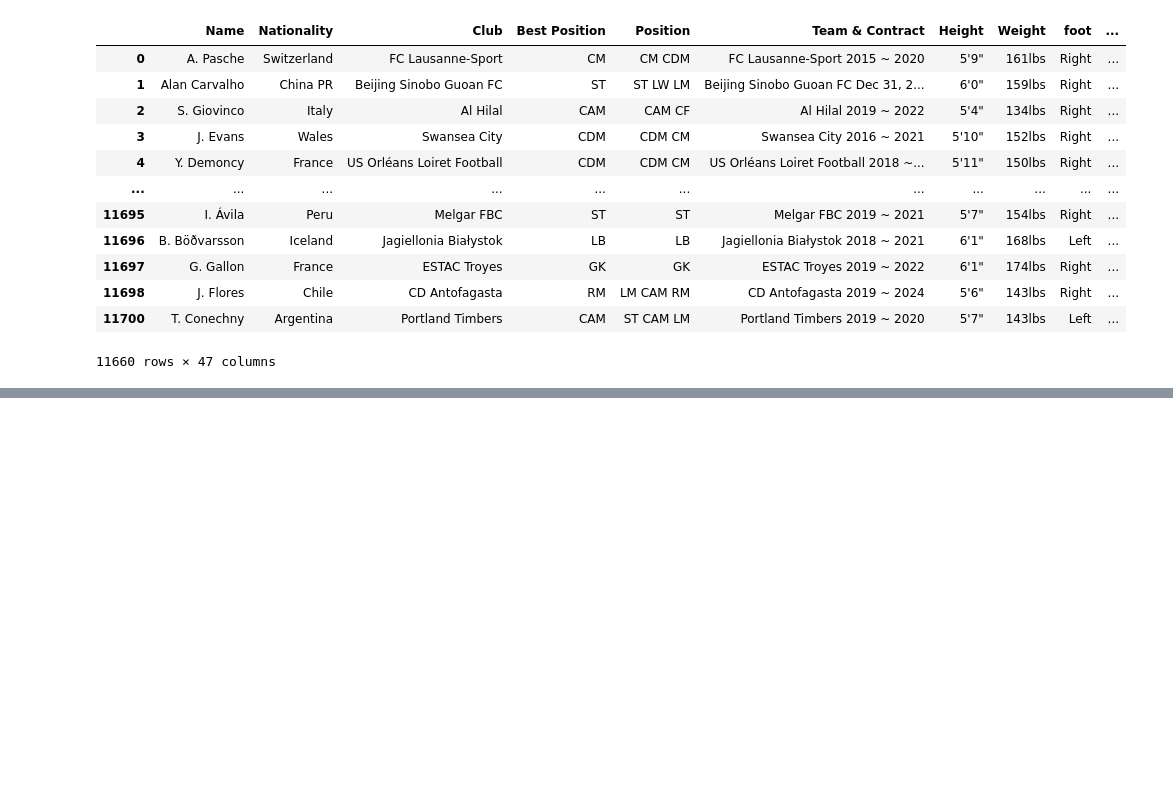
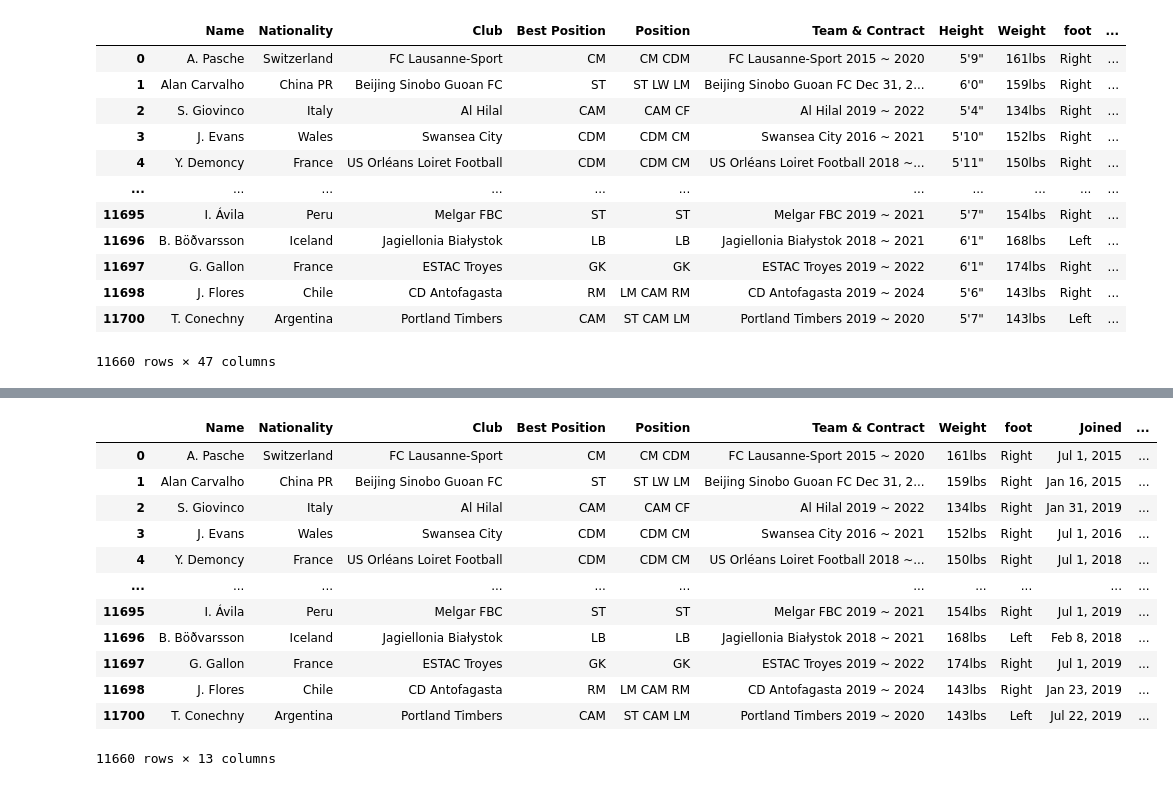
Before and after one commit to dru0096/FIFA_Project_1, a Jupyter notebook: FIFA 2021 - Challenge.ipynb, the cells around one changed output, grey strips where cells are left out. Cells and saved outputs as stored; diff of their text form; code cells hidden in the pictures; blank space fills up the shorter version.

```diff
--- a/FIFA 2021 - Challenge.ipynb
+++ b/FIFA 2021 - Challenge.ipynb
@@ -599,0 +666,13 @@ def sum_score(x):
+# %%
+def wage_transform(x):
+    x = str(x)
+    if "K" in x:
+        x = x.replace("K", "").replace("€", "")
+        y = float(x) * 1000
+    elif "M" in x:
+        x = x.replace("M", "").replace("€", "")
+        y = float(x) * 1000000
+    else:
+        x = x.replace("€", "")
+        y = int(x)
+    return y
@@ -599,0 +685,6 @@ def sum_score(x):
+# %%
+# did several times
+
+#cat_cat1["Wage"] = cat_cat1["Wage"].apply(wage_transform)
+#cat_cat1["Value"] = cat_cat1["Value"].apply(wage_transform)
+cat_cat1["Release Clause"] = cat_cat1["Release Clause"].apply(wage_transform)
@@ -599,0 +702,2 @@ def sum_score(x):
+# %%
+cat_cat2 = cat_cat1.select_dtypes(object)
@@ -599,0 +747,16 @@ def sum_score(x):
+# %%
+display(cat_cat2)
+# %% [output]
+|  | Name | Nationality | Club | Best Position | Position | Team & Contract | Weight | foot | Joined | ... |
+| 0 | A. Pasche | Switzerland | FC Lausanne-Sport | CM | CM CDM | FC Lausanne-Sport 2015 ~ 2020 | 161lbs | Right | Jul 1, 2015 | ... |
+| 1 | Alan Carvalho | China PR | Beijing Sinobo Guoan FC | ST | ST LW LM | Beijing Sinobo Guoan FC Dec 31, 2... | 159lbs | Right | Jan 16, 2015 | ... |
+| 2 | S. Giovinco | Italy | Al Hilal | CAM | CAM CF | Al Hilal 2019 ~ 2022 | 134lbs | Right | Jan 31, 2019 | ... |
+| 3 | J. Evans | Wales | Swansea City | CDM | CDM CM | Swansea City 2016 ~ 2021 | 152lbs | Right | Jul 1, 2016 | ... |
+| 4 | Y. Demoncy | France | US Orléans Loiret Football | CDM | CDM CM | US Orléans Loiret Football 2018 ~... | 150lbs | Right | Jul 1, 2018 | ... |
+| ... | ... | ... | ... | ... | ... | ... | ... | ... | ... | ... |
+| 11695 | I. Ávila | Peru | Melgar FBC | ST | ST | Melgar FBC 2019 ~ 2021 | 154lbs | Right | Jul 1, 2019 | ... |
+| 11696 | B. Böðvarsson | Iceland | Jagiellonia Białystok | LB | LB | Jagiellonia Białystok 2018 ~ 2021 | 168lbs | Left | Feb 8, 2018 | ... |
+| 11697 | G. Gallon | France | ESTAC Troyes | GK | GK | ESTAC Troyes 2019 ~ 2022 | 174lbs | Right | Jul 1, 2019 | ... |
+| 11698 | J. Flores | Chile | CD Antofagasta | RM | LM CAM RM | CD Antofagasta 2019 ~ 2024 | 143lbs | Right | Jan 23, 2019 | ... |
+| 11700 | T. Conechny | Argentina | Portland Timbers | CAM | ST CAM LM | Portland Timbers 2019 ~ 2020 | 143lbs | Left | Jul 22, 2019 | ... |
+11660 rows × 13 columns
```
Also changed, not shown: parts of 28 cells of this notebook.
